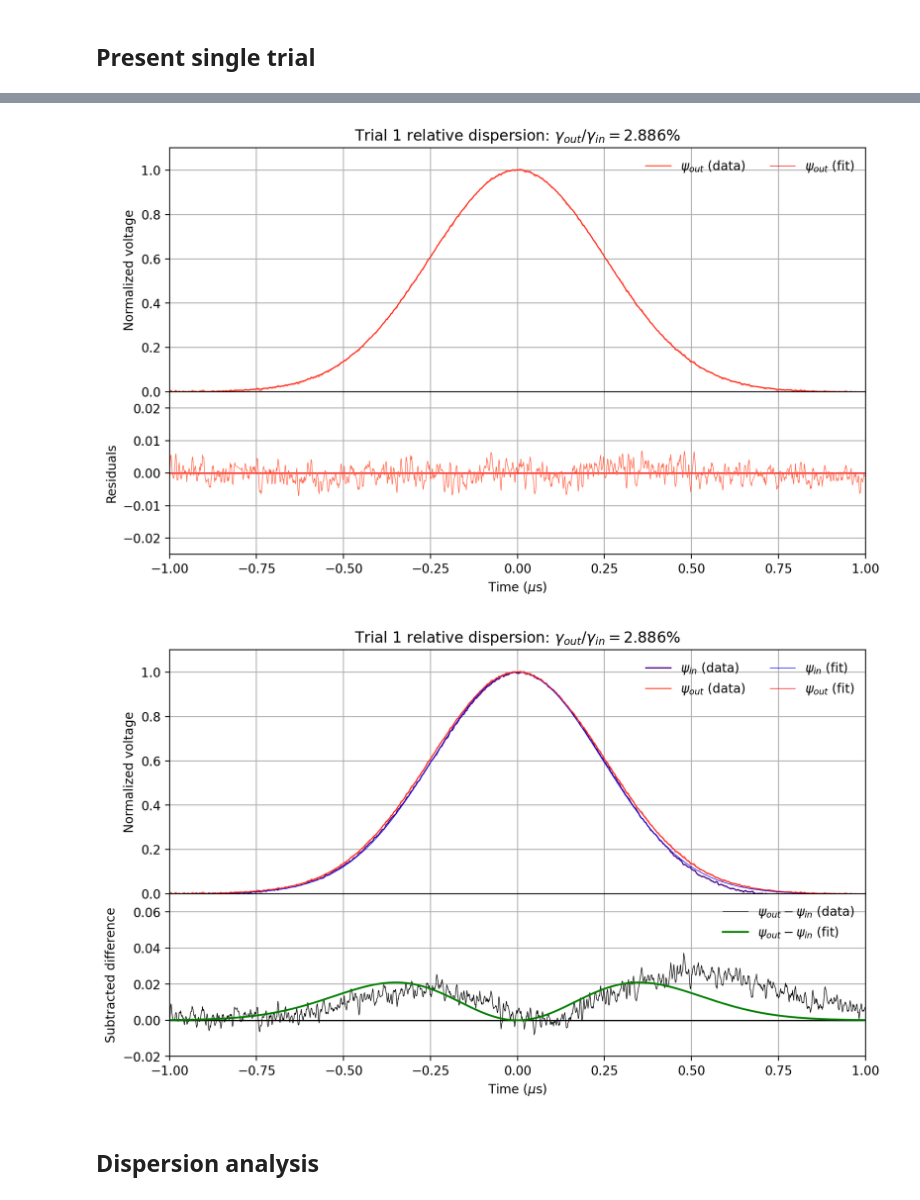
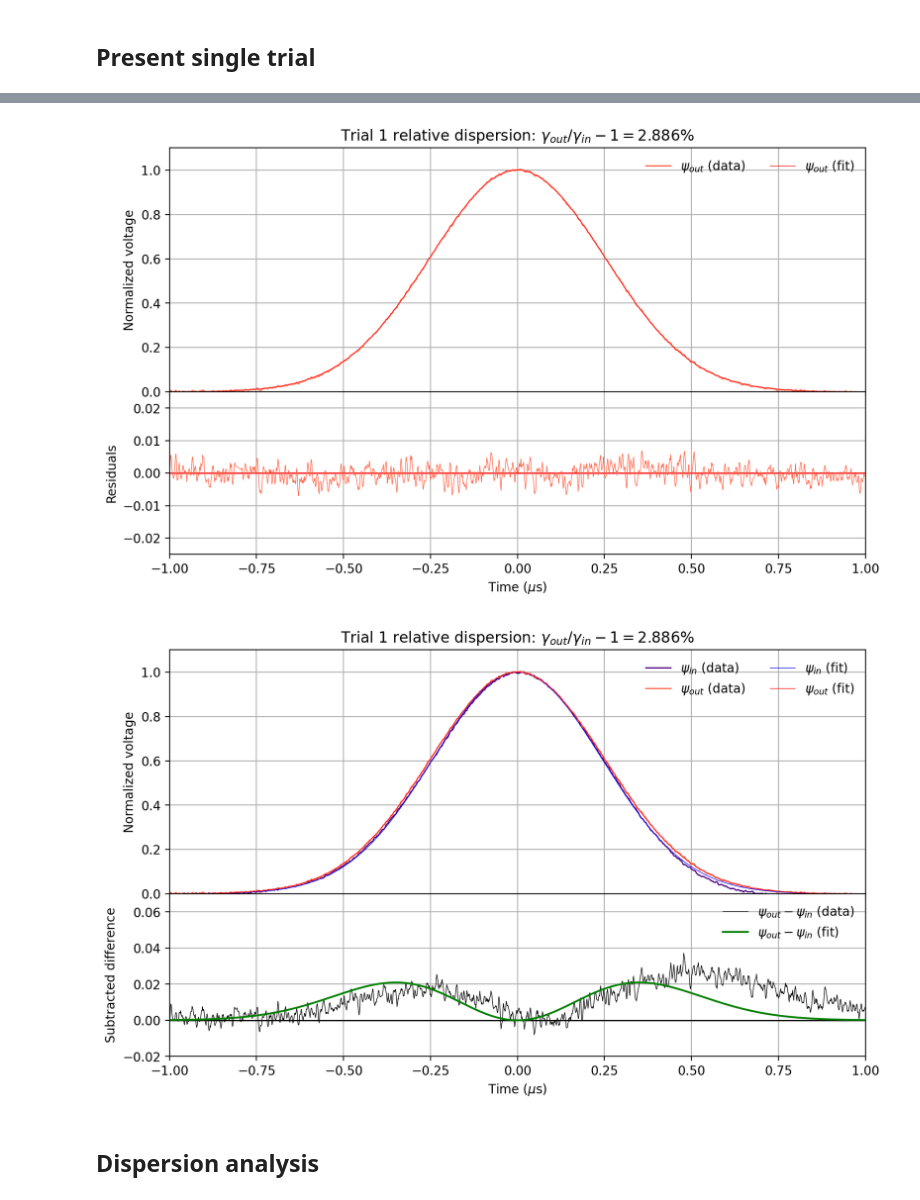
Before and after one commit to xingyzt/5bl, a Jupyter notebook: capstone/gaussian_dispersion.ipynb, the cells around one changed output, grey strips where cells are left out. Cells and saved outputs as stored; diff of their text form; code cells hidden in the pictures.

```diff
--- a/capstone/gaussian_dispersion.ipynb
+++ b/capstone/gaussian_dispersion.ipynb
@@ -325,37 +325,37 @@ plt.show()
 # %%
 fig, [ax1, ax2] = plt.subplots(2,1,sharex=True,figsize=(10,6),gridspec_kw={'height_ratios': [3,2]})
 
 plt.sca(ax1)
-plt.title("Trial 1 relative dispersion: $\gamma_{out}/\gamma_{in} = $" + f"{100*(g2/g1-1):.3f}%")
+plt.title("Trial 1 relative dispersion: $\gamma_{out}/\gamma_{in} - 1 = $" + f"{100*(g2/g1-1):.3f}%")
 # plt.plot(ret, re1, c="indigo", label="$\psi_{in}$ (data)", lw=1)
 plt.plot(ret, re2, c="tomato", label="$\psi_{out}$ (data)", lw=1)
 # plt.plot(t, curve(t, 1, g1), lw=0.5, c="blue", label="$\psi_{in}$ (fit)")
 plt.plot(t, curve(t, 1, g2), lw=0.5, c="red", label="$\psi_{out}$ (fit)")
 plt.ylim(0,1.1)
 plt.xlim(-1,1)
 plt.ylabel("Normalized voltage")
 plt.grid()
 plt.legend(frameon=False,ncol=2)
 
 plt.sca(ax2)
 plt.axhline(0, c="red", lw=1)
 plt.ylabel("Residuals")
 # plt.plot(ret, re1 - curve(ret, 1, g1), lw=0.5, c="indigo")
 plt.plot(ret, re2 - curve(ret, 1, g2), lw=0.5, c="tomato")
 plt.grid()
 plt.ylim(-0.025,0.025)
 
 plt.xlabel("Time ($\mu$s)")
 
 plt.subplots_adjust(hspace=0)
 plt.show()
 # %% [output]
-[figure, old version]
+[figure, new version]
 # %%
 fig, [ax1, ax2] = plt.subplots(2,1,sharex=True,figsize=(10,6),gridspec_kw={'height_ratios': [3,2]})
 
 plt.sca(ax1)
-plt.title("Trial 1 relative dispersion: $\gamma_{out}/\gamma_{in} = $" + f"{100*(g2/g1-1):.3f}%")
+plt.title("Trial 1 relative dispersion: $\gamma_{out}/\gamma_{in} - 1 = $" + f"{100*(g2/g1-1):.3f}%")
 plt.plot(ret, re1, c="indigo", label="$\psi_{in}$ (data)", lw=1)
 plt.plot(ret, re2, c="tomato", label="$\psi_{out}$ (data)", lw=1)
 plt.plot(t, curve(t, 1, g1), lw=0.5, c="blue", label="$\psi_{in}$ (fit)")
@@ -380,7 +380,7 @@ plt.xlabel("Time ($\mu$s)")
 plt.subplots_adjust(hspace=0)
 plt.show()
 # %% [output]
-[figure, old version]
+[figure, new version]
 # %% [markdown]
 ## Dispersion analysis
 # %%
```
Also changed, not shown: parts of 3 cells of this notebook.
